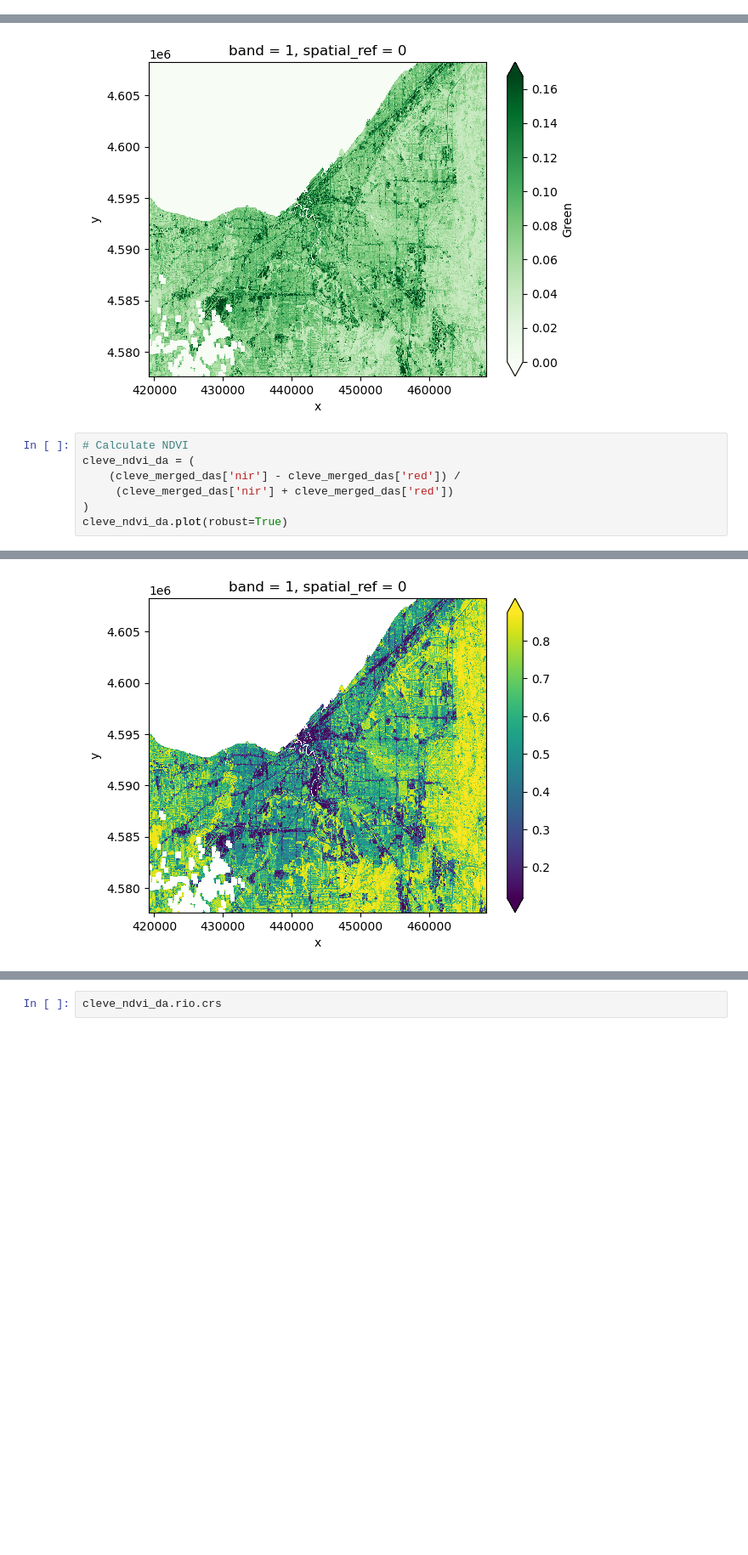
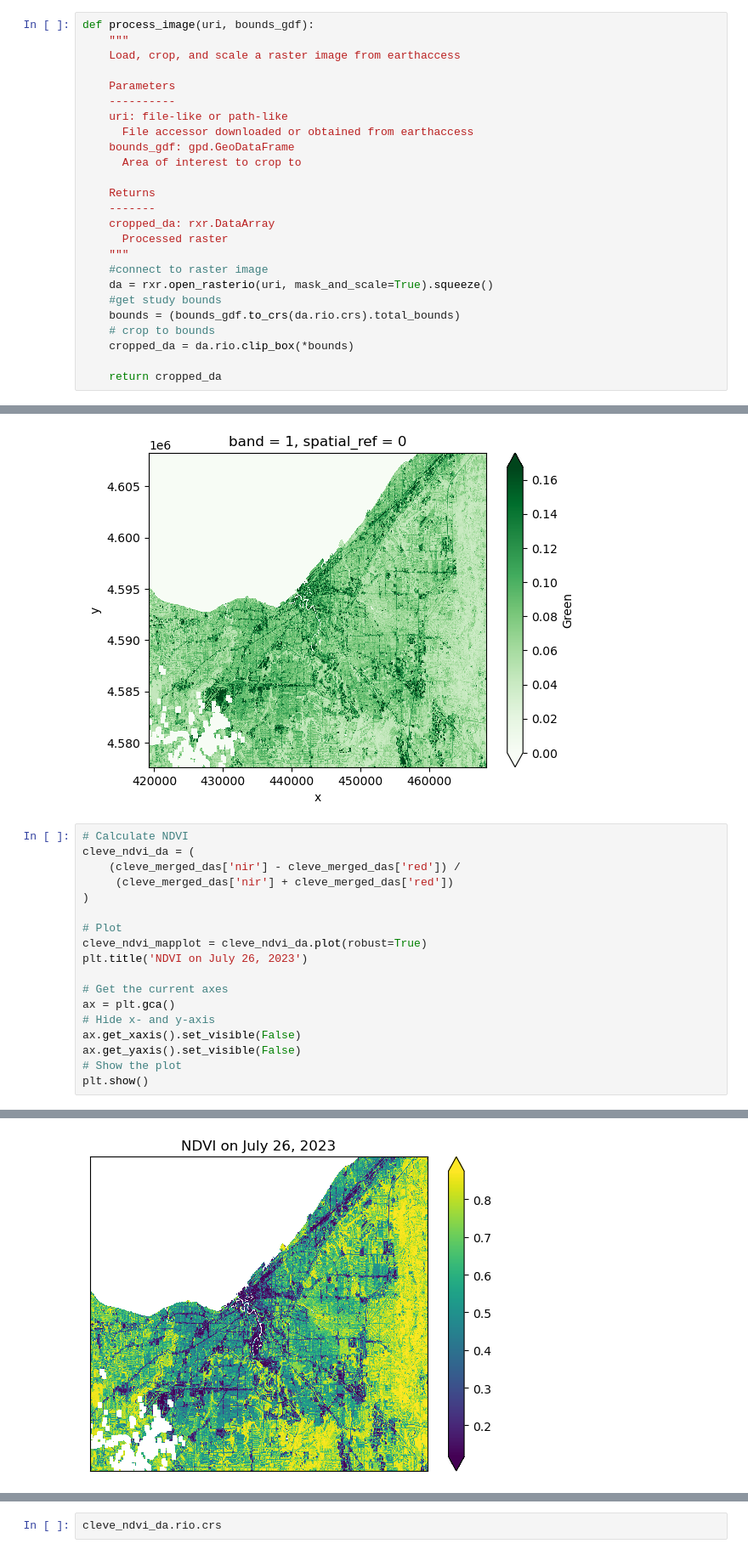
Before and after one commit to earthlab-education/fundamentals-04-redlining-cmq879, a Jupyter notebook: notebooks/cleveland-redlinining-and-ndvi.ipynb, the cells around one changed output, grey strips where cells are left out. Shown at 85% size. Cells and saved outputs as stored; diff of their text form; blank space fills up the shorter version.

Commit message:
Add a map-plot with ndvi

```diff
--- a/notebooks/cleveland-redlinining-and-ndvi.ipynb
+++ b/notebooks/cleveland-redlinining-and-ndvi.ipynb
@@ -258,6 +278,31 @@ bits_to_mask = [
 #cleve_cloud_mask = process_cloud_mask(cleve_files[8],
 #cleve_bounds_gdf,
 #                                       [1, 2, 3, 5])
+# %%
+def process_image(uri, bounds_gdf):
+    """
+    Load, crop, and scale a raster image from earthaccess
+
+    Parameters
+    ----------
+    uri: file-like or path-like
+      File accessor downloaded or obtained from earthaccess
+    bounds_gdf: gpd.GeoDataFrame
+      Area of interest to crop to
+
+    Returns
+    -------
+    cropped_da: rxr.DataArray
+      Processed raster
+    """
+    #connect to raster image
+    da = rxr.open_rasterio(uri, mask_and_scale=True).squeeze()
+    #get study bounds
+    bounds = (bounds_gdf.to_crs(da.rio.crs).total_bounds)
+    # crop to bounds
+    cropped_da = da.rio.clip_box(*bounds)
+
+    return cropped_da
 # %%
 # Labels for each band to process
 bands = {
@@ -343,5 +388,16 @@ cleve_ndvi_da = (
     (cleve_merged_das['nir'] - cleve_merged_das['red']) /
      (cleve_merged_das['nir'] + cleve_merged_das['red'])
 )
-cleve_ndvi_da.plot(robust=True)
+
+# Plot
+cleve_ndvi_mapplot = cleve_ndvi_da.plot(robust=True)
+plt.title('NDVI on July 26, 2023')
+
+# Get the current axes
+ax = plt.gca()
+# Hide x- and y-axis
+ax.get_xaxis().set_visible(False)
+ax.get_yaxis().set_visible(False)
+# Show the plot
+plt.show()
 # %% [output]
@@ -349 +404 @@ cleve_ndvi_da.plot(robust=True)
-[figure, old version]
+[figure, new version]
```
Also changed, not shown: parts of 35 cells of this notebook, 1 other file.
